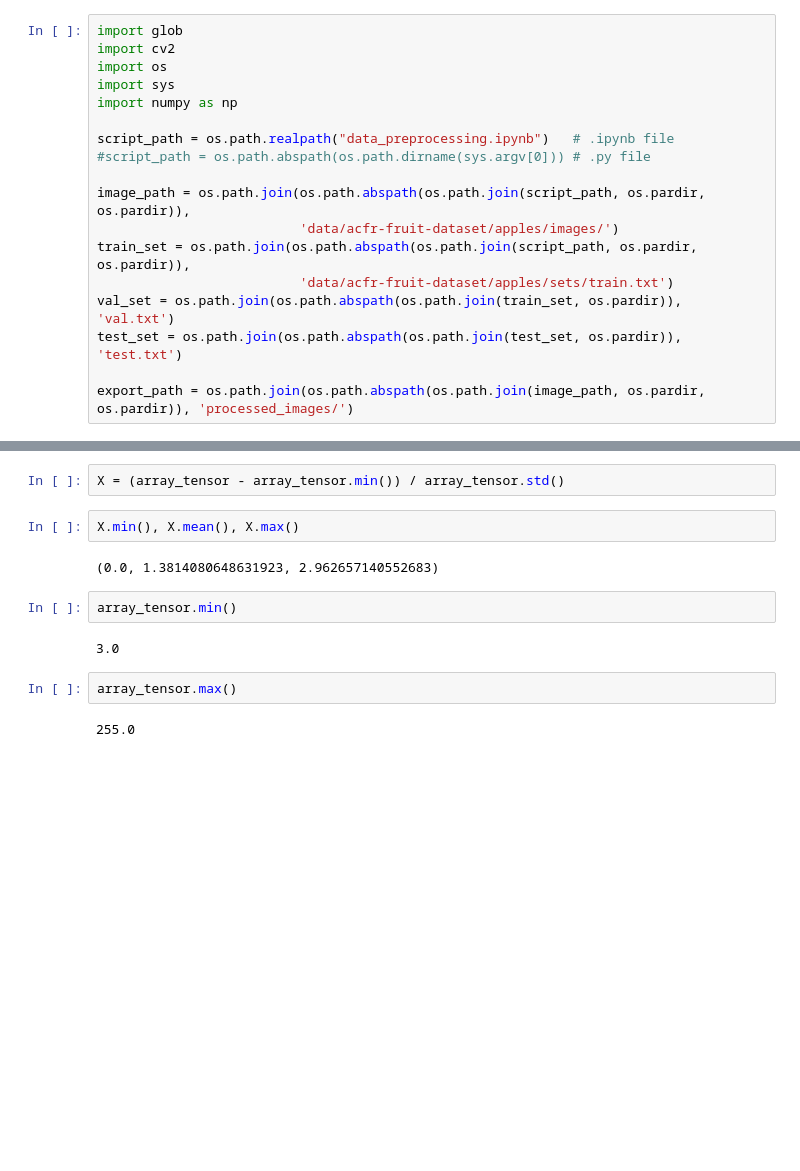
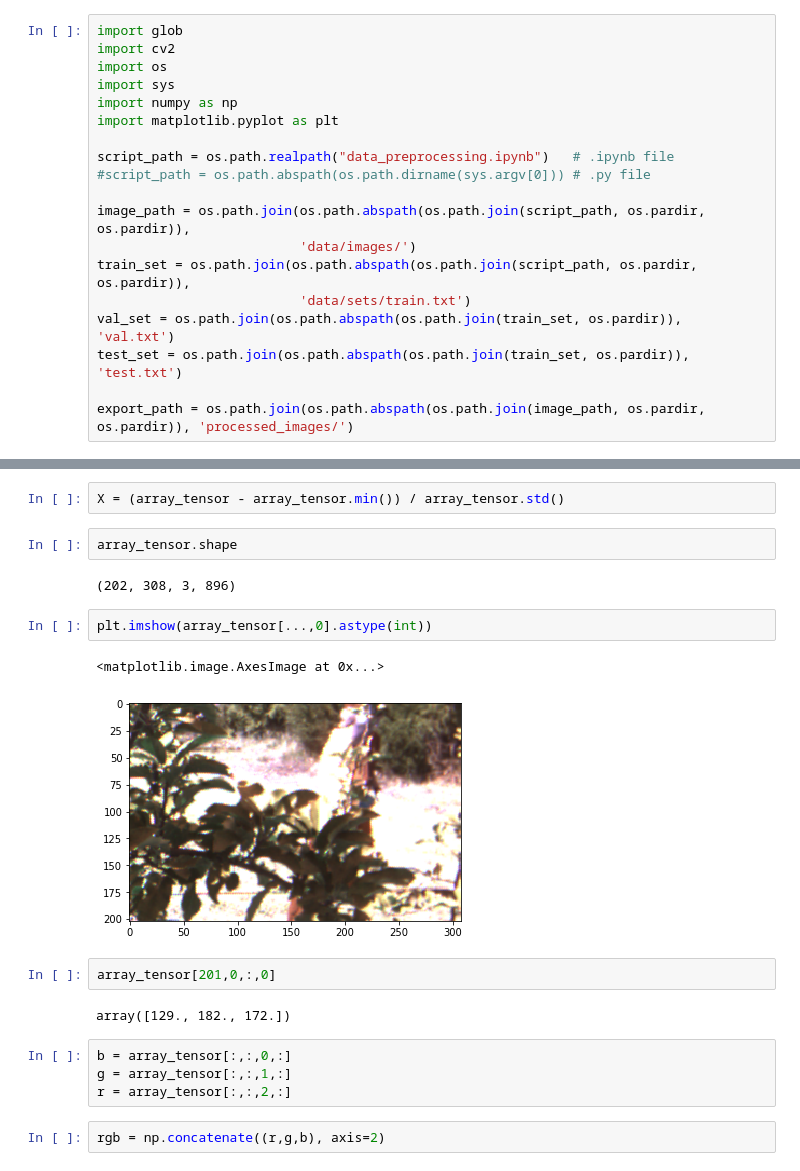
Before and after one commit to nikostsagk/Apple-detection, a Jupyter notebook: examples/data_preproccessing.ipynb, the cells around one changed output, grey strips where cells are left out. Drawn from its saved outputs; the diff is of its cells as text; blank space fills up the shorter version.

```diff
--- a/examples/data_preproccessing.ipynb
+++ b/examples/data_preproccessing.ipynb
@@ -4,16 +4,17 @@ import cv2
 import os
 import sys
 import numpy as np
+import matplotlib.pyplot as plt
 
 script_path = os.path.realpath("data_preprocessing.ipynb")   # .ipynb file
 #script_path = os.path.abspath(os.path.dirname(sys.argv[0])) # .py file
 
 image_path = os.path.join(os.path.abspath(os.path.join(script_path, os.pardir, os.pardir)),
-                          'data/acfr-fruit-dataset/apples/images/')
+                          'data/images/')
 train_set = os.path.join(os.path.abspath(os.path.join(script_path, os.pardir, os.pardir)),
-                          'data/acfr-fruit-dataset/apples/sets/train.txt')
+                          'data/sets/train.txt')
 val_set = os.path.join(os.path.abspath(os.path.join(train_set, os.pardir)), 'val.txt')
-test_set = os.path.join(os.path.abspath(os.path.join(test_set, os.pardir)), 'test.txt')
+test_set = os.path.join(os.path.abspath(os.path.join(train_set, os.pardir)), 'test.txt')
 
 export_path = os.path.join(os.path.abspath(os.path.join(image_path, os.pardir, os.pardir)), 'processed_images/')
 # %%
@@ -51,15 +48,22 @@ for i in range(896):
 X = (array_tensor / 127.5) - 1
 # %%
 X = (array_tensor - array_tensor.min()) / array_tensor.std()
-# %%
-X.min(), X.mean(), X.max()
-# %% [output]
-(0.0, 1.3814080648631923, 2.962657140552683)
 # %%
-array_tensor.min()
+array_tensor.shape
 # %% [output]
-3.0
+(202, 308, 3, 896)
-# %%
-array_tensor.max()
-# %% [output]
-255.0
+# %%
+plt.imshow(array_tensor[...,0].astype(int))
+# %% [output]
+<matplotlib.image.AxesImage at 0x...>
+[figure, added]
+# %%
+array_tensor[201,0,:,0]
+# %% [output]
+array([129., 182., 172.])
+# %%
+b = array_tensor[:,:,0,:]
+g = array_tensor[:,:,1,:]
+r = array_tensor[:,:,2,:]
+# %%
+rgb = np.concatenate((r,g,b), axis=2)
```
Also changed, not shown: parts of 6 cells of this notebook.
